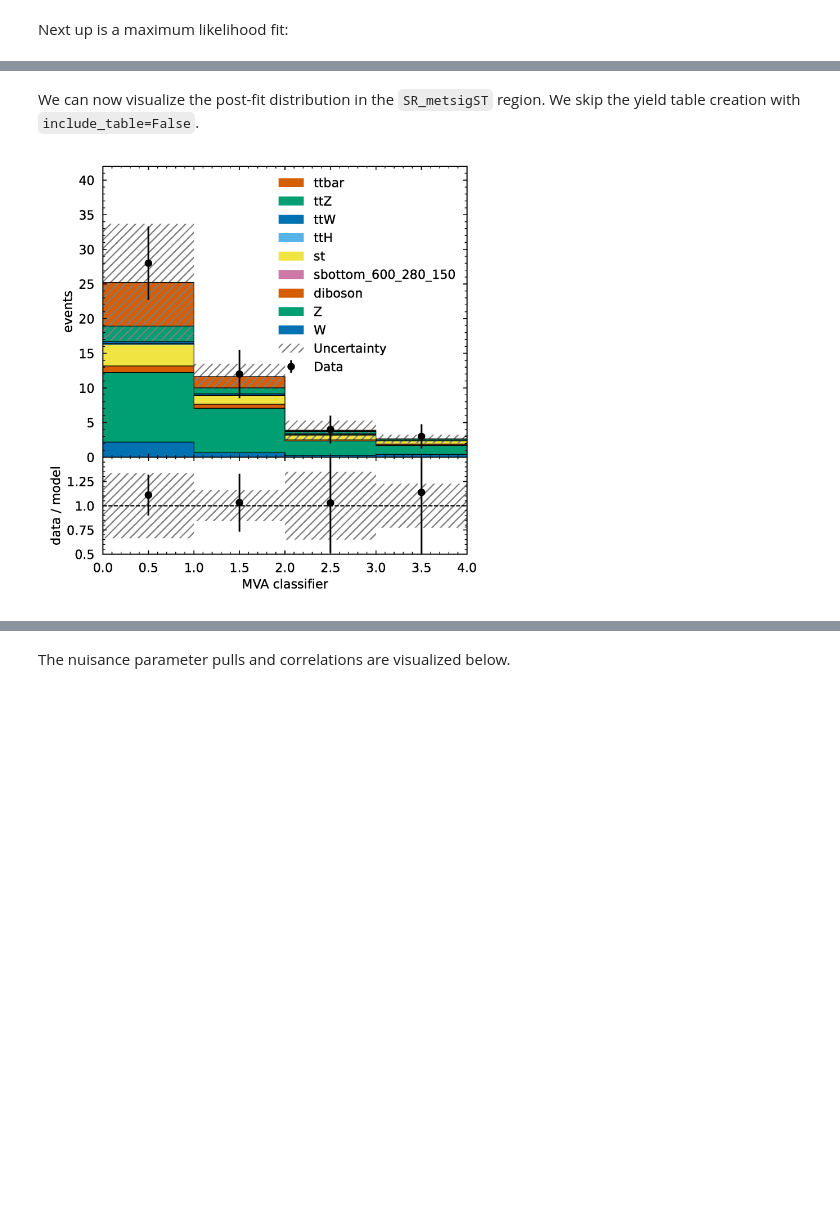
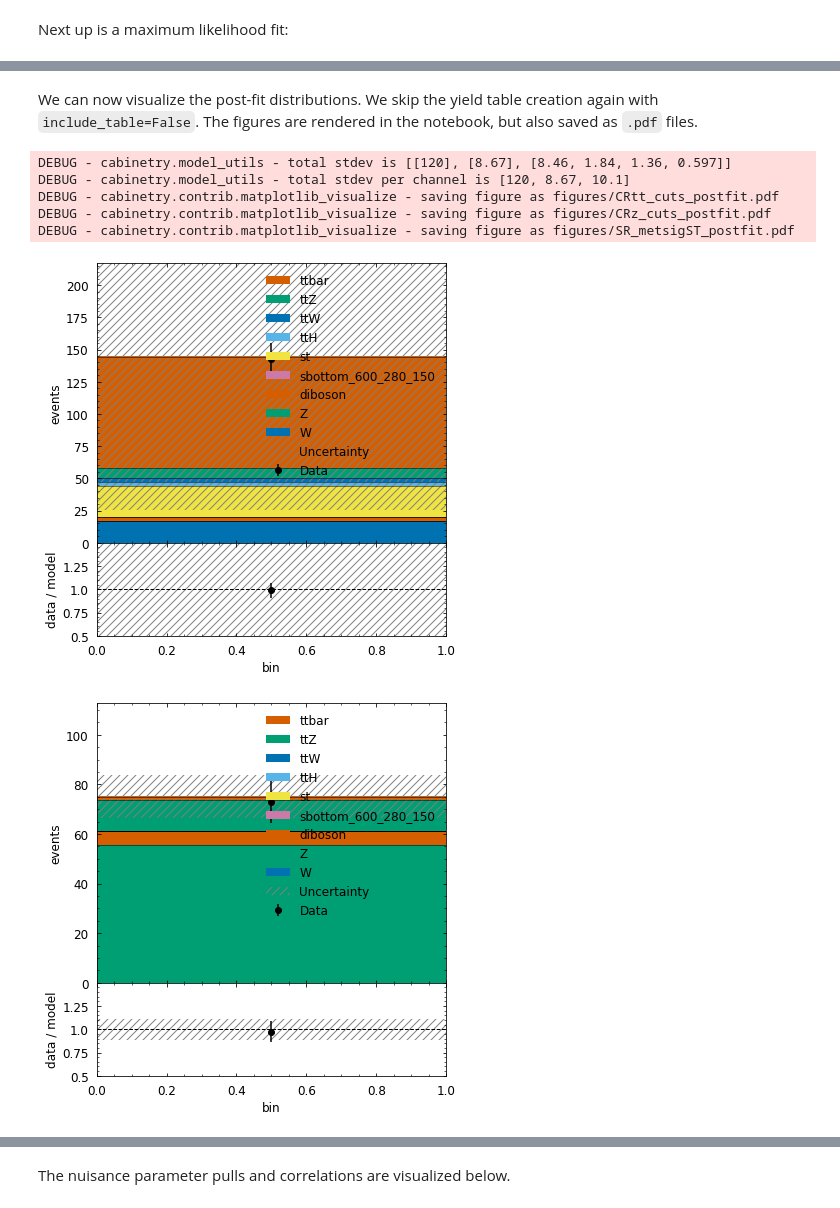
Before and after one commit to cabinetry/cabinetry-tutorials, a Jupyter notebook: HEPData_workspace.ipynb, the cells around one changed output, grey strips where cells are left out. Cells and saved outputs as stored; diff of their text form; code cells hidden in the pictures; blank space fills up the shorter version.

Commit message:
update HEPData notebook

```diff
--- a/HEPData_workspace.ipynb
+++ b/HEPData_workspace.ipynb
@@ -12,3 +6,5 @@ logging.getLogger("matplotlib").setLevel(logging.WARNING)
+# %%
+cabinetry.set_logging()
 # %% [markdown]
 Download a workspace from HEPData, extract it, pick a signal with `pyhf patchset apply`. We use a workspace from an ATLAS search for bottom-squark pair production: [JHEP 12 (2019) 060](https://atlas.web.cern.ch/Atlas/GROUPS/PHYSICS/PAPERS/SUSY-2018-31/). The corresponding HEPData entry is [10.17182/hepdata.89408.v3](https://doi.org/10.17182/hepdata.89408.v3).
 # %%
@@ -106,11 +105,14 @@ INFO - cabinetry.fit - staterror_SR_metsigST[bin_3]               =  1.0099 +/-
 INFO - cabinetry.fit - Z_theory_SR                                =  0.1812 +/- 0.9604
 INFO - cabinetry.fit - staterror_CRz_cuts                         =  0.9975 +/- 0.0342
 # %% [markdown]
-We can now visualize the post-fit distribution in the `SR_metsigST` region. We skip the yield table creation with `include_table=False`.
+We can now visualize the post-fit distributions. We skip the yield table creation again with `include_table=False`. The figures are rendered in the notebook, but also saved as `.pdf` files.
 # %%
 cabinetry.visualize.data_MC(model, data, fit_results=fit_results, include_table=False)
-!gs -dSAFER -dBATCH -dNOPAUSE -dQUIET -sDEVICE=png16m -r400\
--sOutputFile="figures/SR_metsigST_postfit.png" "figures/SR_metsigST_postfit.pdf"
-Image("figures/SR_metsigST_postfit.png", width=450)
 # %% [output]
+DEBUG - cabinetry.model_utils - total stdev is [[120], [8.67], [8.46, 1.84, 1.36, 0.597]]
+DEBUG - cabinetry.model_utils - total stdev per channel is [120, 8.67, 10.1]
+DEBUG - cabinetry.contrib.matplotlib_visualize - saving figure as figures/CRtt_cuts_postfit.pdf
+DEBUG - cabinetry.contrib.matplotlib_visualize - saving figure as figures/CRz_cuts_postfit.pdf
+DEBUG - cabinetry.contrib.matplotlib_visualize - saving figure as figures/SR_metsigST_postfit.pdf
-[figure, old version]
+[figure, new version]
+[figure, added]
```
Also changed, not shown: parts of 16 cells of this notebook.
